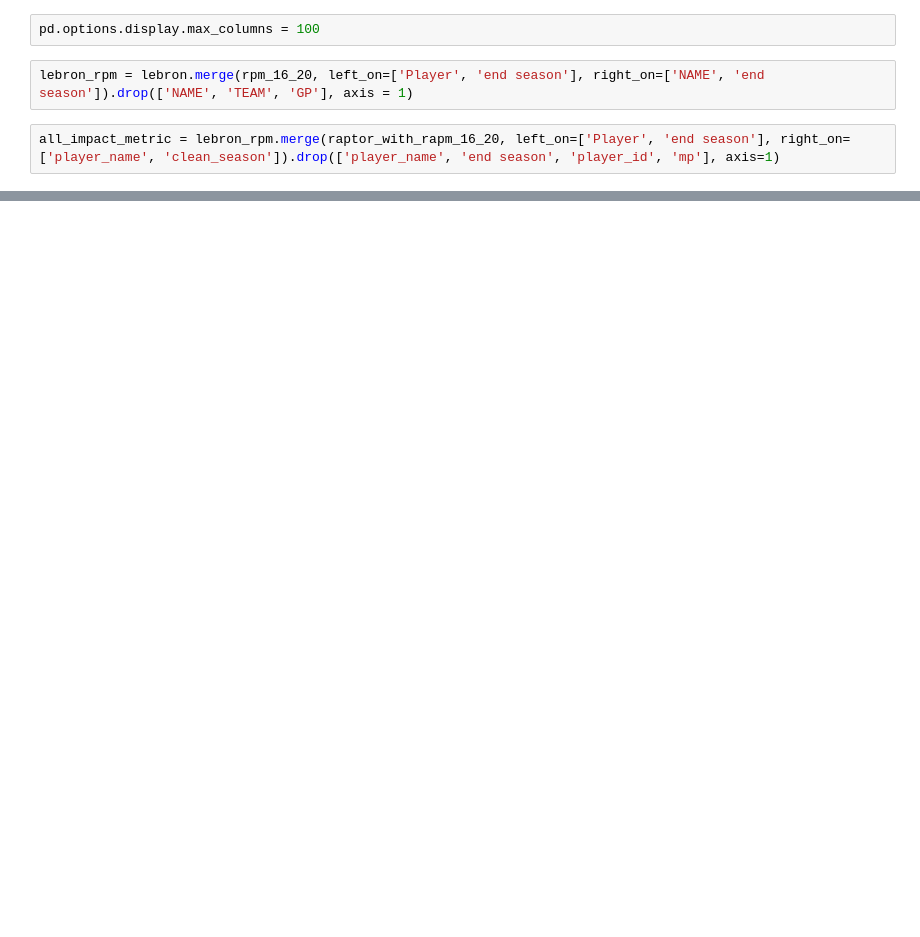
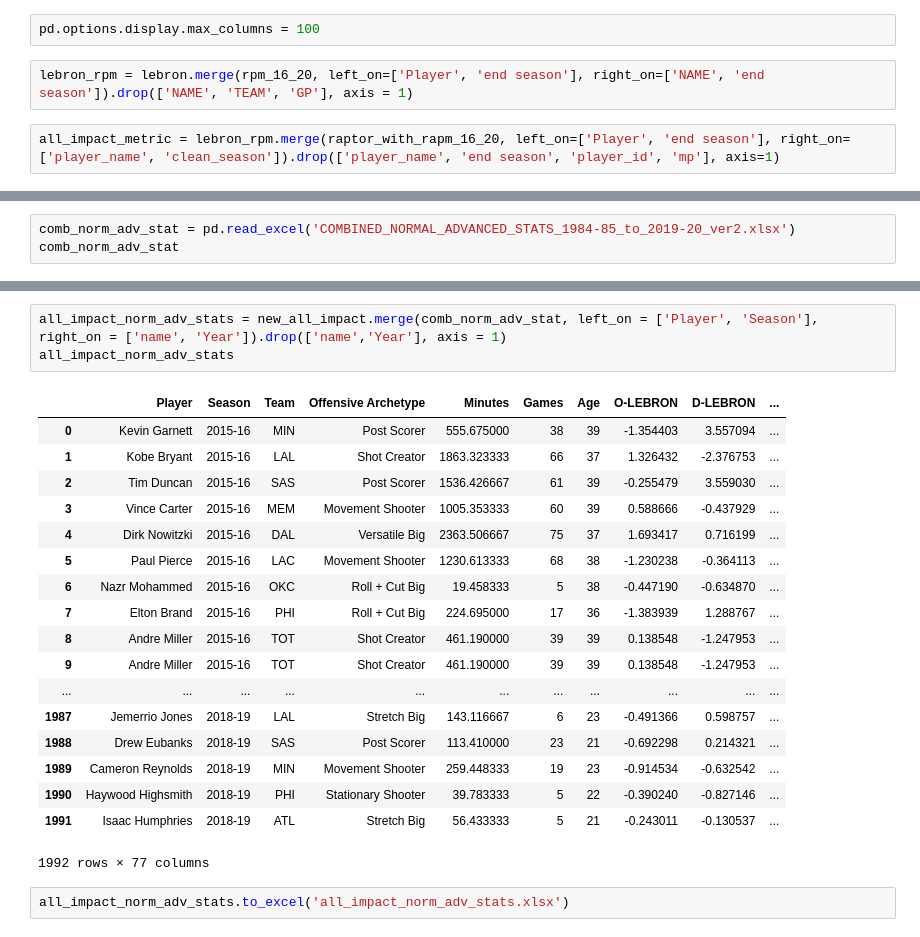
Before and after one commit to ZachLiu519/nba-model, a Jupyter notebook: spring21_data/MergeAll.ipynb, the cells around one changed output, grey strips where cells are left out. Cells and saved outputs as stored; diff of their text form; blank space fills up the shorter version.

```diff
--- a/spring21_data/MergeAll.ipynb
+++ b/spring21_data/MergeAll.ipynb
@@ -77,0 +66,3 @@ all_impact_metric.to_excel('all_impact_metrics.xlsx')
+# %%
+comb_norm_adv_stat = pd.read_excel('COMBINED_NORMAL_ADVANCED_STATS_1984-85_to_2019-20_ver2.xlsx')
+comb_norm_adv_stat
@@ -77,0 +88,24 @@ all_impact_metric.to_excel('all_impact_metrics.xlsx')
+# %%
+all_impact_norm_adv_stats = new_all_impact.merge(comb_norm_adv_stat, left_on = ['Player', 'Season'], right_on = ['name', 'Year']).drop(['name','Year'], axis = 1)
+all_impact_norm_adv_stats
+# %% [output]
+|  | Player | Season | Team | Offensive Archetype | Minutes | Games | Age | O-LEBRON | D-LEBRON | ... |
+| 0 | Kevin Garnett | 2015-16 | MIN | Post Scorer | 555.675000 | 38 | 39 | -1.354403 | 3.557094 | ... |
+| 1 | Kobe Bryant | 2015-16 | LAL | Shot Creator | 1863.323333 | 66 | 37 | 1.326432 | -2.376753 | ... |
+| 2 | Tim Duncan | 2015-16 | SAS | Post Scorer | 1536.426667 | 61 | 39 | -0.255479 | 3.559030 | ... |
+| 3 | Vince Carter | 2015-16 | MEM | Movement Shooter | 1005.353333 | 60 | 39 | 0.588666 | -0.437929 | ... |
+| 4 | Dirk Nowitzki | 2015-16 | DAL | Versatile Big | 2363.506667 | 75 | 37 | 1.693417 | 0.716199 | ... |
+| 5 | Paul Pierce | 2015-16 | LAC | Movement Shooter | 1230.613333 | 68 | 38 | -1.230238 | -0.364113 | ... |
+| 6 | Nazr Mohammed | 2015-16 | OKC | Roll + Cut Big | 19.458333 | 5 | 38 | -0.447190 | -0.634870 | ... |
+| 7 | Elton Brand | 2015-16 | PHI | Roll + Cut Big | 224.695000 | 17 | 36 | -1.383939 | 1.288767 | ... |
+| 8 | Andre Miller | 2015-16 | TOT | Shot Creator | 461.190000 | 39 | 39 | 0.138548 | -1.247953 | ... |
+| 9 | Andre Miller | 2015-16 | TOT | Shot Creator | 461.190000 | 39 | 39 | 0.138548 | -1.247953 | ... |
+| ... | ... | ... | ... | ... | ... | ... | ... | ... | ... | ... |
+| 1987 | Jemerrio Jones | 2018-19 | LAL | Stretch Big | 143.116667 | 6 | 23 | -0.491366 | 0.598757 | ... |
+| 1988 | Drew Eubanks | 2018-19 | SAS | Post Scorer | 113.410000 | 23 | 21 | -0.692298 | 0.214321 | ... |
+| 1989 | Cameron Reynolds | 2018-19 | MIN | Movement Shooter | 259.448333 | 19 | 23 | -0.914534 | -0.632542 | ... |
+| 1990 | Haywood Highsmith | 2018-19 | PHI | Stationary Shooter | 39.783333 | 5 | 22 | -0.390240 | -0.827146 | ... |
+| 1991 | Isaac Humphries | 2018-19 | ATL | Stretch Big | 56.433333 | 5 | 21 | -0.243011 | -0.130537 | ... |
+1992 rows × 77 columns
+# %%
+all_impact_norm_adv_stats.to_excel('all_impact_norm_adv_stats.xlsx')
```
Also changed, not shown: parts of 7 cells of this notebook, 1 other file.
